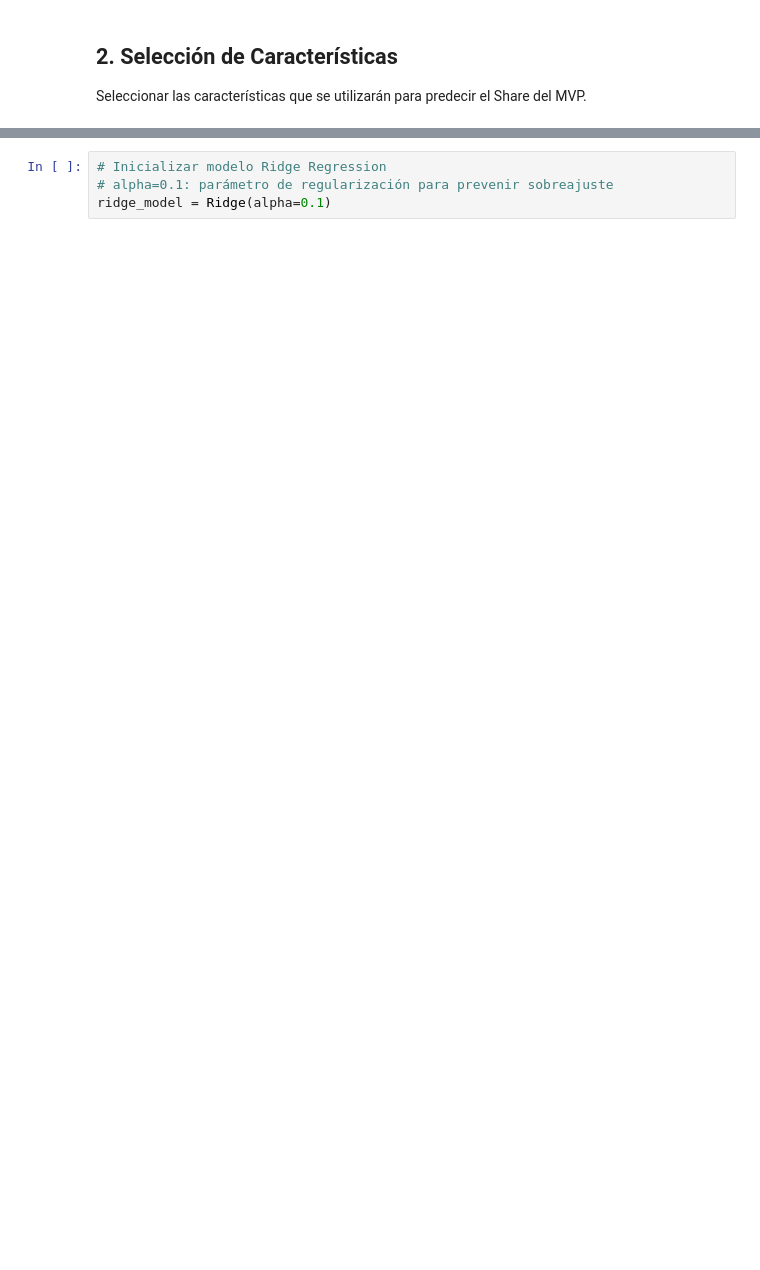
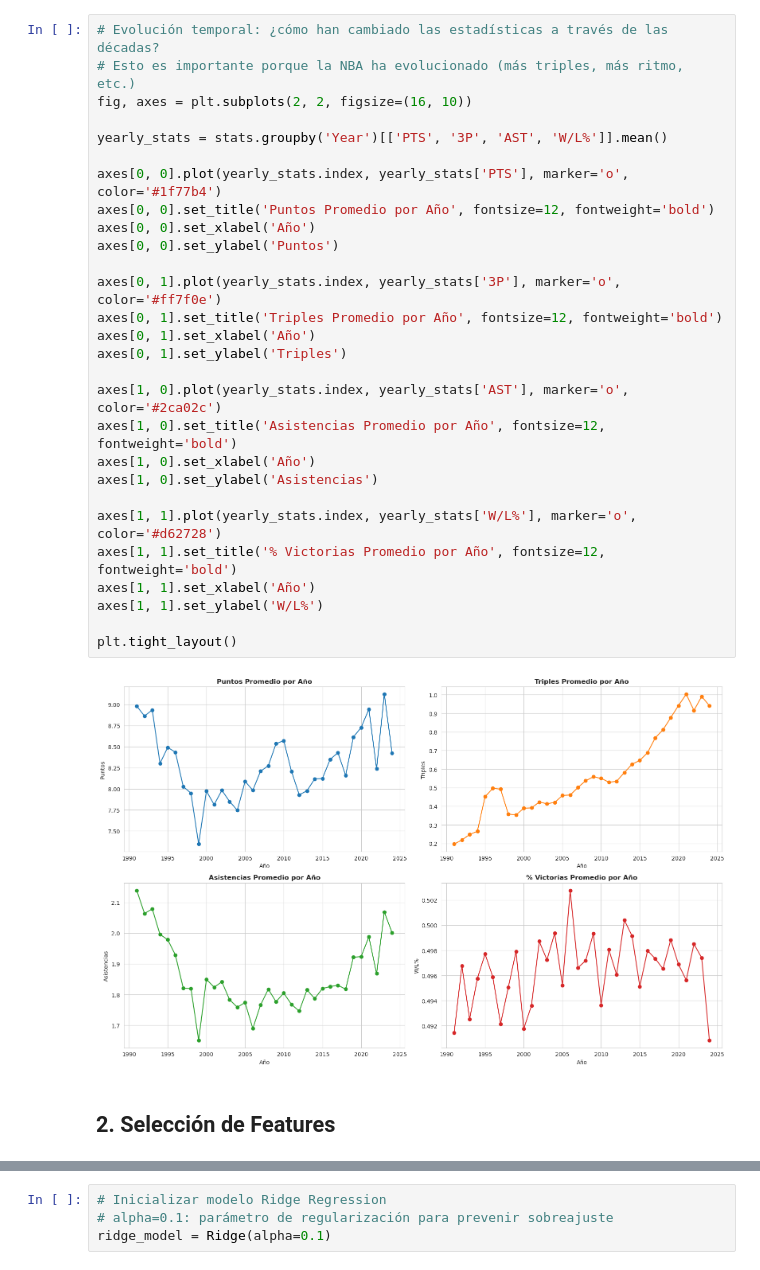
Before and after one commit to Super1232/MVP-NBA-Predictions-, a Jupyter notebook: machine_learning/machine_learning.ipynb, the cells around one changed output, grey strips where cells are left out. Saved outputs shown, nothing was run; the diff lists cells and outputs as text; blank space fills up the shorter version.

```diff
--- a/machine_learning/machine_learning.ipynb
+++ b/machine_learning/machine_learning.ipynb
@@ -58,5 +99,33 @@ Index(['Player', 'Age', 'Team', 'Pos', 'G', 'GS', 'MP', 'FG', 'FGA', 'FG%',
+# %%
+# Evolución temporal: ¿cómo han cambiado las estadísticas a través de las décadas?
+# Esto es importante porque la NBA ha evolucionado (más triples, más ritmo, etc.)
+fig, axes = plt.subplots(2, 2, figsize=(16, 10))
+
+yearly_stats = stats.groupby('Year')[['PTS', '3P', 'AST', 'W/L%']].mean()
+
+axes[0, 0].plot(yearly_stats.index, yearly_stats['PTS'], marker='o', color='#1f77b4')
+axes[0, 0].set_title('Puntos Promedio por Año', fontsize=12, fontweight='bold')
+axes[0, 0].set_xlabel('Año')
+axes[0, 0].set_ylabel('Puntos')
+
+axes[0, 1].plot(yearly_stats.index, yearly_stats['3P'], marker='o', color='#ff7f0e')
+axes[0, 1].set_title('Triples Promedio por Año', fontsize=12, fontweight='bold')
+axes[0, 1].set_xlabel('Año')
+axes[0, 1].set_ylabel('Triples')
+
+axes[1, 0].plot(yearly_stats.index, yearly_stats['AST'], marker='o', color='#2ca02c')
+axes[1, 0].set_title('Asistencias Promedio por Año', fontsize=12, fontweight='bold')
+axes[1, 0].set_xlabel('Año')
+axes[1, 0].set_ylabel('Asistencias')
+
+axes[1, 1].plot(yearly_stats.index, yearly_stats['W/L%'], marker='o', color='#d62728')
+axes[1, 1].set_title('% Victorias Promedio por Año', fontsize=12, fontweight='bold')
+axes[1, 1].set_xlabel('Año')
+axes[1, 1].set_ylabel('W/L%')
+
+plt.tight_layout()
+# %% [output]
+[figure, added]
 # %% [markdown]
-## 2. Selección de Características
-
-Seleccionar las características que se utilizarán para predecir el Share del MVP.
+## 2. Selección de Features
 # %%
```
Also changed, not shown: parts of 99 cells of this notebook, 3 other files.
